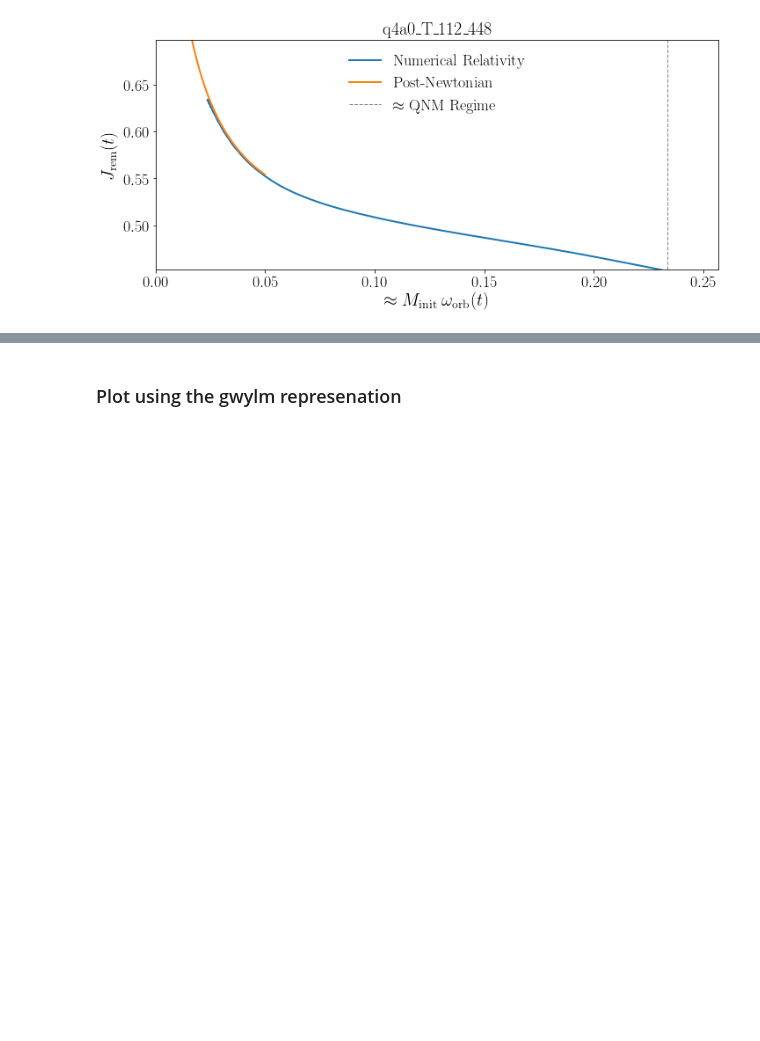
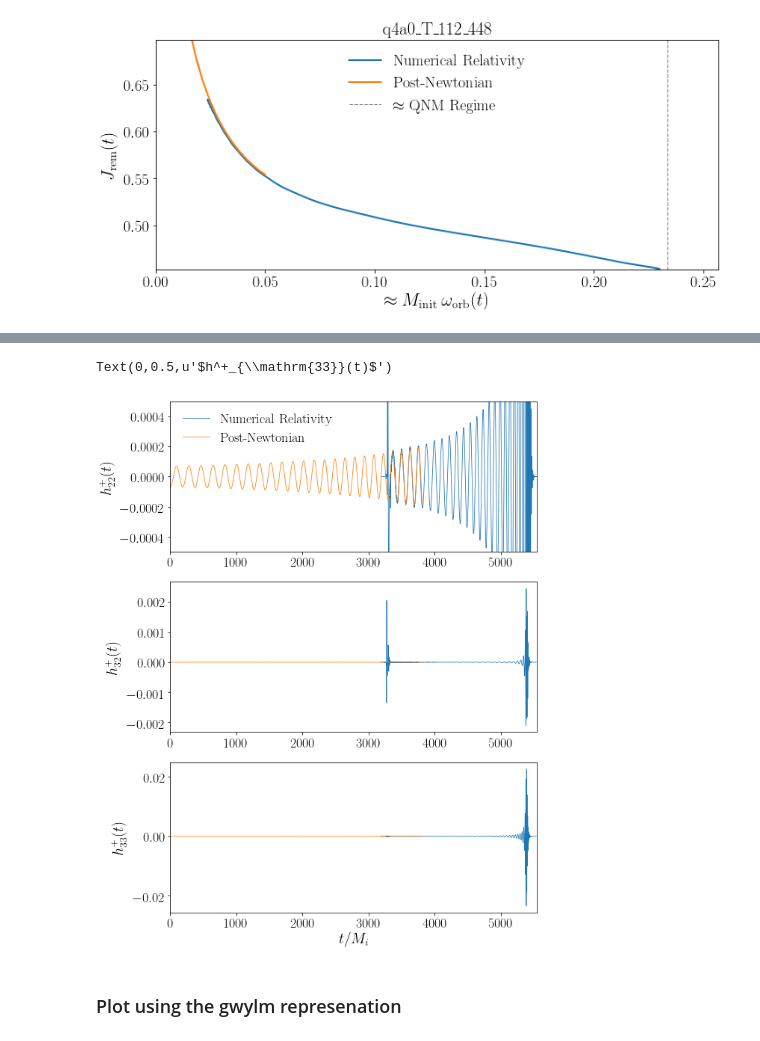
Before and after one commit to llondon6/koalas, a Jupyter notebook: factory/pn_dev.ipynb, the cells around one changed output, grey strips where cells are left out. Saved outputs shown, nothing was run; the diff lists cells and outputs as text; code cells hidden in the pictures; blank space fills up the shorter version.

```diff
--- a/factory/pn_dev.ipynb
+++ b/factory/pn_dev.ipynb
@@ -162,3 +178,41 @@ savefig('/Users/book/KOALA/kerr_dev/projects/spheroidal_imr/gallery/pn_nr_ht_22_
+# %%
+
+#
+fig = figure( figsize=2.2*figaspect(1.43) )
+
+t_shift = 3200
+y_t = y.t+t_shift
+xl = lim( hstack([y_t,foo.t]) )
+msk = (foo.wM<=1.05*y.lm[2,2]['strain'].dphi[y.remnant['mask']][0]/2) & (foo.wM>=0.7*y.lm[2,2]['strain'].dphi[y.remnant['mask']][0]/2)
+
+#
+subplot(3,1,1)
+plot( y_t, y.lm[2,2]['psi4'].y.real, label='Numerical Relativity' )
+plot( foo.t[msk], foo.psi4[2,2].real[msk], label='Post-Newtonian' )
+legend()
+xlim(xl)
+ylim([-0.0005,0.0005])
+ylabel('$h^+_{\mathrm{22}}(t)$')
+
+#
+subplot(3,1,2)
+plot( y_t-15, y.lm[3,2]['psi4'].y.real ) # the "-15" is an ad-hoc cludge only for the purpose of making a plot quickly!
+plot( foo.t[msk], foo.psi4[3,2].real[msk] )
+legend()
+xlim(xl)
+ylabel('$h^+_{\mathrm{32}}(t)$')
+
+#
+subplot(3,1,3)
+plot( y_t-15, y.lm[3,3]['psi4'].y.real ) # the "-15" is an ad-hoc cludge only for the purpose of making a plot quickly!
+plot( foo.t[msk], foo.psi4[3,3].real[msk] )
+xlabel('$t/M_{i}$')
+legend()
+xlim(xl)
+ylabel('$h^+_{\mathrm{33}}(t)$')
+# %% [output]
+Text(0,0.5,u'$h^+_{\\mathrm{33}}(t)$')
+[figure, added]
 # %% [markdown]
 ### Plot using the gwylm represenation
 # %%
```
Also changed, not shown: parts of 3 cells of this notebook, 3 other files.
